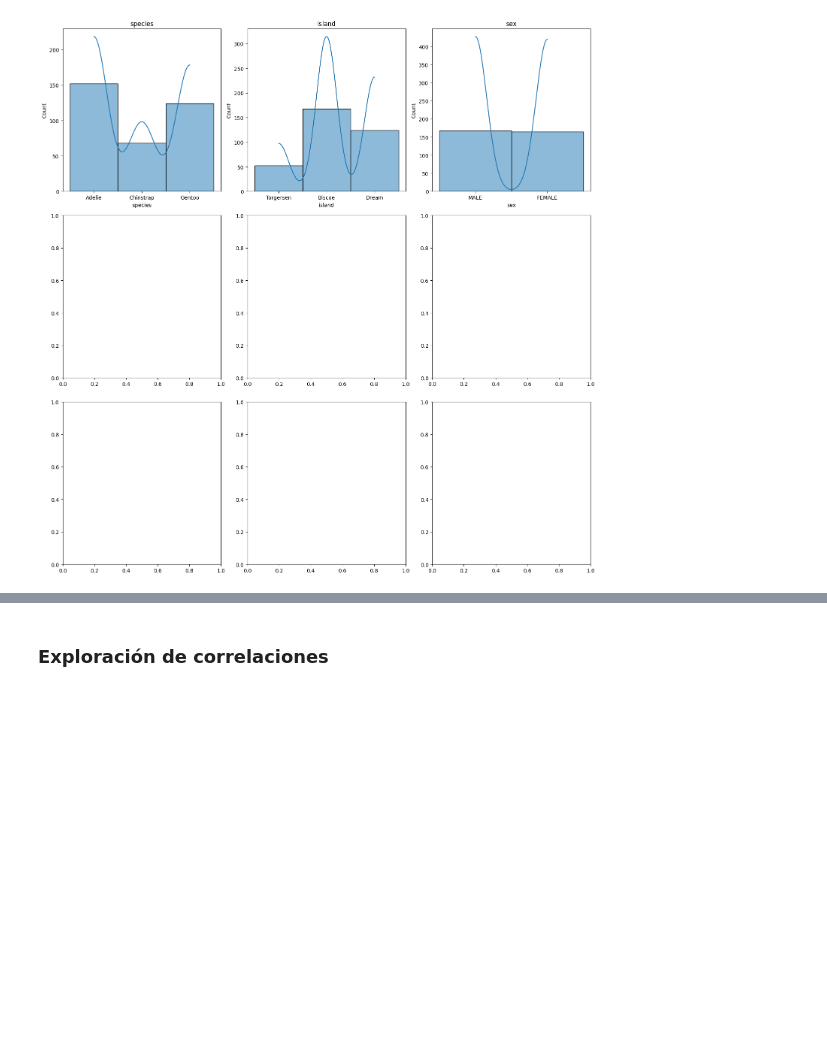
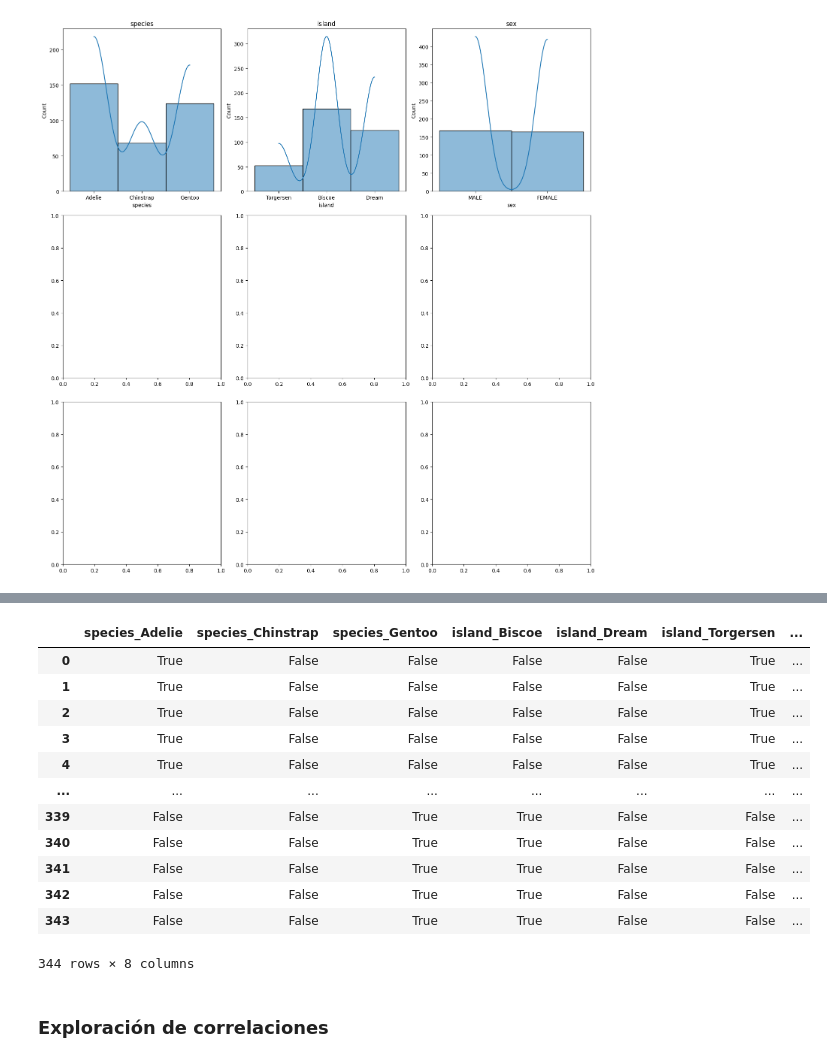
Before and after one commit to fjzamora93/Data-Analytics-with-python-2024, a Jupyter notebook: penguins_regression/template_penguins_regr.ipynb, the cells around one changed output, grey strips where cells are left out. Saved outputs shown, nothing was run; the diff lists cells and outputs as text; code cells hidden in the pictures; blank space fills up the shorter version.

```diff
--- a/penguins_regression/template_penguins_regr.ipynb
+++ b/penguins_regression/template_penguins_regr.ipynb
@@ -114,2 +129,19 @@ plt.show()
+# %%
+df_corr = pd.get_dummies(df[categorical_features])
+df_corr
+# %% [output]
+|  | species_Adelie | species_Chinstrap | species_Gentoo | island_Biscoe | island_Dream | island_Torgersen | ... |
+| 0 | True | False | False | False | False | True | ... |
+| 1 | True | False | False | False | False | True | ... |
+| 2 | True | False | False | False | False | True | ... |
+| 3 | True | False | False | False | False | True | ... |
+| 4 | True | False | False | False | False | True | ... |
+| ... | ... | ... | ... | ... | ... | ... | ... |
+| 339 | False | False | True | True | False | False | ... |
+| 340 | False | False | True | True | False | False | ... |
+| 341 | False | False | True | True | False | False | ... |
+| 342 | False | False | True | True | False | False | ... |
+| 343 | False | False | True | True | False | False | ... |
+344 rows × 8 columns
 # %% [markdown]
 ### Exploración de correlaciones
```
Also changed, not shown: parts of 24 cells of this notebook, 1 other file.
